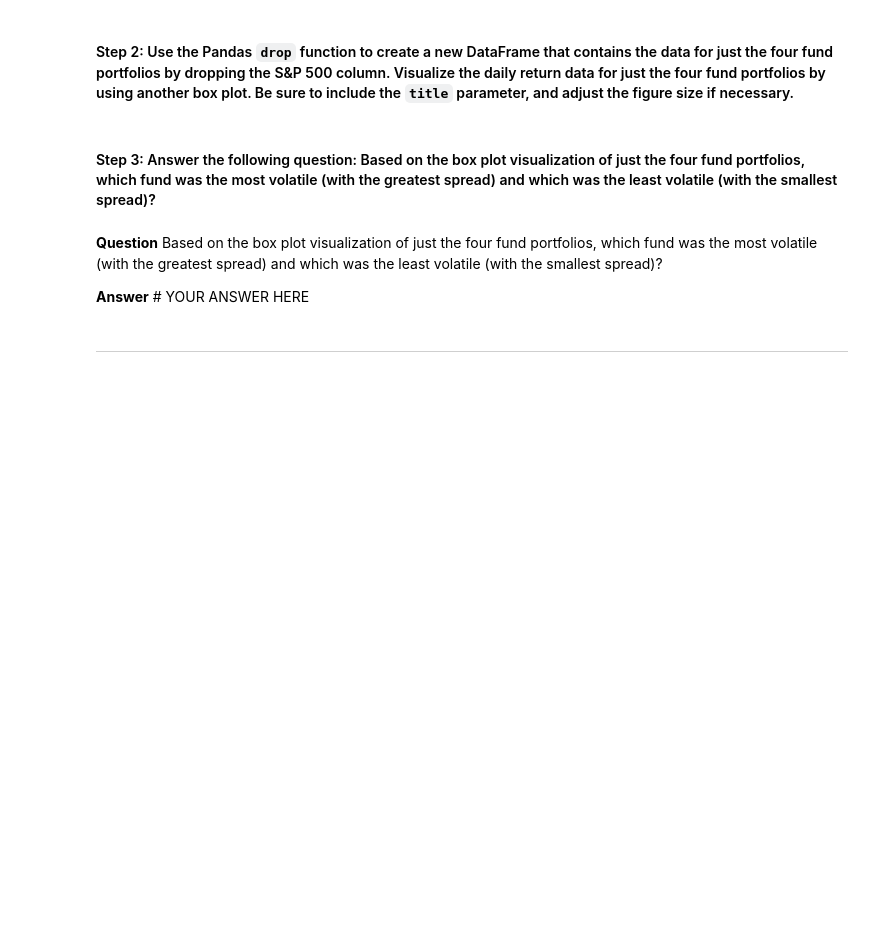
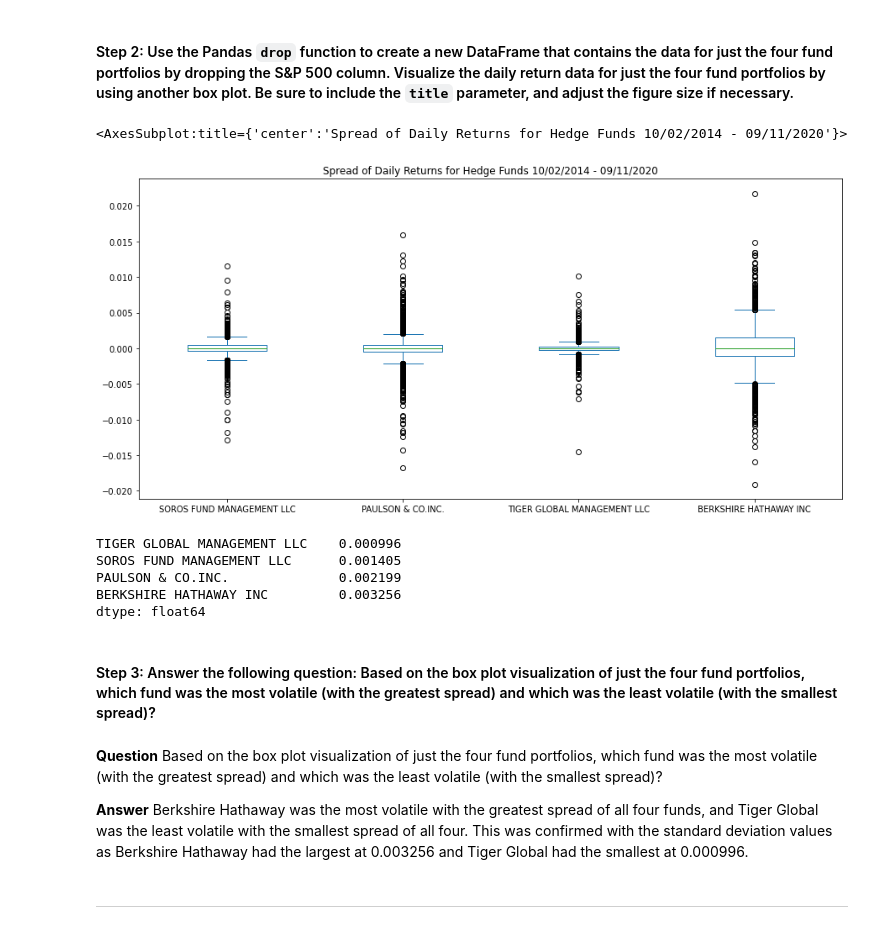
Before and after one commit to ethansilvas/whale-risk-return-analysis, a Jupyter notebook: risk_return_analysis.ipynb, the cells around one changed output. Cells and saved outputs as stored; diff of their text form; code cells hidden in the pictures; blank space fills up the shorter version.

```diff
--- a/risk_return_analysis.ipynb
+++ b/risk_return_analysis.ipynb
@@ -280,14 +283,27 @@ Analyze the volatility of each of the four fund portfolios and of the S&P 500 In
 # %%
 # Create a new DataFrame containing only the 4 fund portfolios by dropping the S&P 500 column from the DataFrame
 # Create box plots to reflect the return data for only the 4 fund portfolios
 # Include a title parameter and adjust the figure size
-# YOUR CODE HERE
+only_whale_daily_returns = whale_daily_returns.drop('S&P 500', axis=1)
+only_whale_daily_returns.plot(kind='box', title='Spread of Daily Returns for Hedge Funds 10/02/2014 - 09/11/2020', figsize=(15, 7))
+# %% [output]
+<AxesSubplot:title={'center':'Spread of Daily Returns for Hedge Funds 10/02/2014 - 09/11/2020'}>
+[figure, added]
+# %%
+# verify spread with standard deviation
+only_whale_daily_returns.std().sort_values()
+# %% [output]
+TIGER GLOBAL MANAGEMENT LLC    0.000996
+SOROS FUND MANAGEMENT LLC      0.001405
+PAULSON & CO.INC.              0.002199
+BERKSHIRE HATHAWAY INC         0.003256
+dtype: float64
 # %% [markdown]
 #### Step 3: Answer the following question: Based on the box plot visualization of just the four fund portfolios, which fund was the most volatile (with the greatest spread) and which was the least volatile (with the smallest spread)?
 # %% [markdown]
 **Question** Based on the box plot visualization of just the four fund portfolios, which fund was the most volatile (with the greatest spread) and which was the least volatile (with the smallest spread)?
 
-**Answer** # YOUR ANSWER HERE
+**Answer** Berkshire Hathaway was the most volatile with the greatest spread of all four funds, and Tiger Global was the least volatile with the smallest spread of all four. This was confirmed with the standard deviation values as Berkshire Hathaway had the largest at 0.003256 and Tiger Global had the smallest at 0.000996.
 # %% [markdown]
 ---
 # %% [markdown]
```
Also changed, not shown: parts of 1 cell of this notebook.
